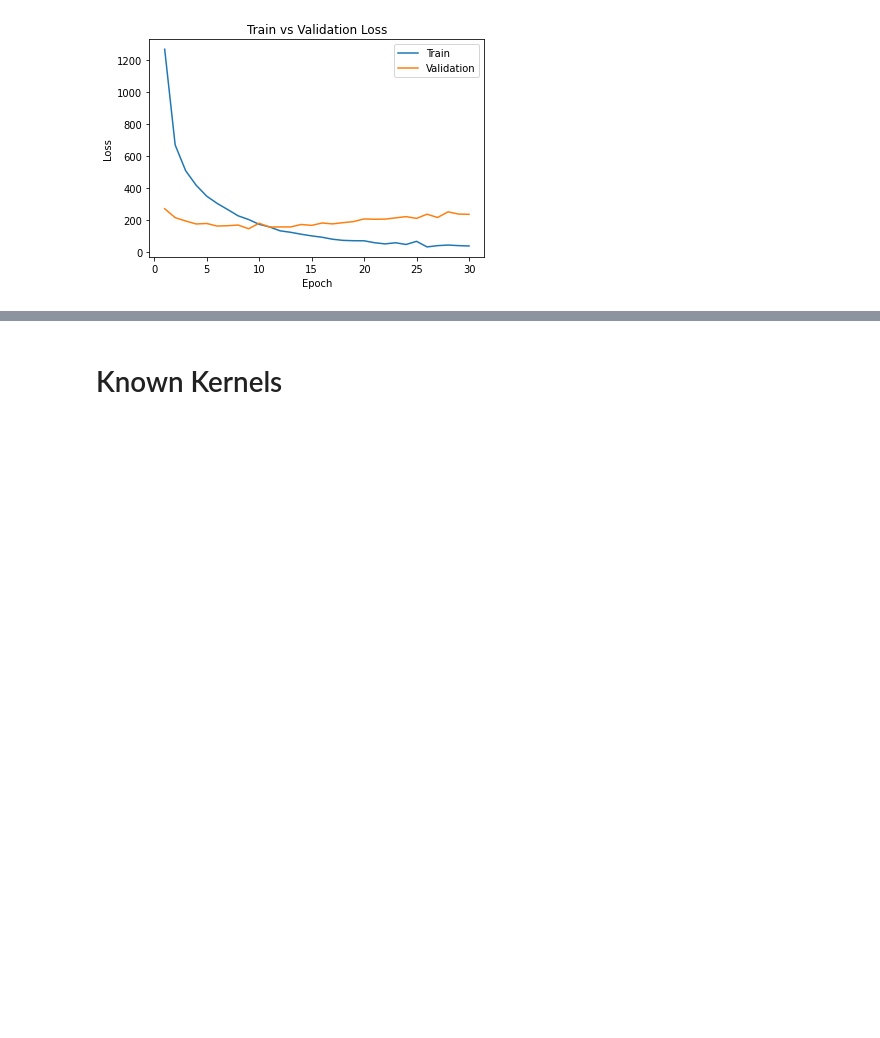
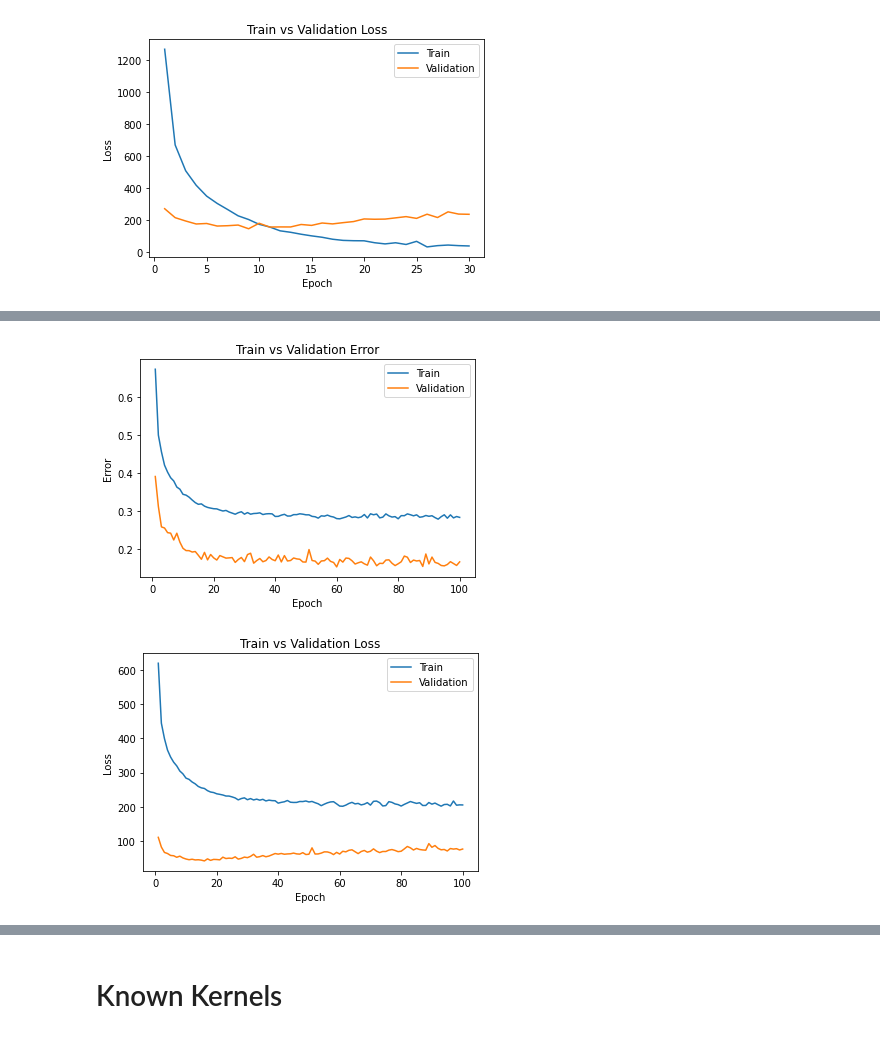
Before and after one commit to albogdan/aps360-project, a Jupyter notebook: baseline_models/CNN/FeatureKernels.ipynb, the cells around one changed output, grey strips where cells are left out. Drawn from its saved outputs; the diff is of its cells as text; code cells hidden in the pictures; blank space fills up the shorter version.

```diff
--- a/baseline_models/CNN/FeatureKernels.ipynb
+++ b/baseline_models/CNN/FeatureKernels.ipynb
@@ -279,0 +450,10 @@ plot_training_curve(get_model_name(tNet.name, 32, 0.0005, 29))
+# %%
+#Training with larger batch size
+use_cuda = False
+tNetDp = TransferLearningNetDp(0.3)
+transfer_train(tNetDp, batch_size=100, num_epochs=100, lr=0.0005)
+# %%
+plot_training_curve(get_model_name(tNetDp.name, 100, 0.0005, 99))
+# %% [output]
+[figure, added]
+[figure, added]
```
Also changed, not shown: parts of 28 cells of this notebook.
